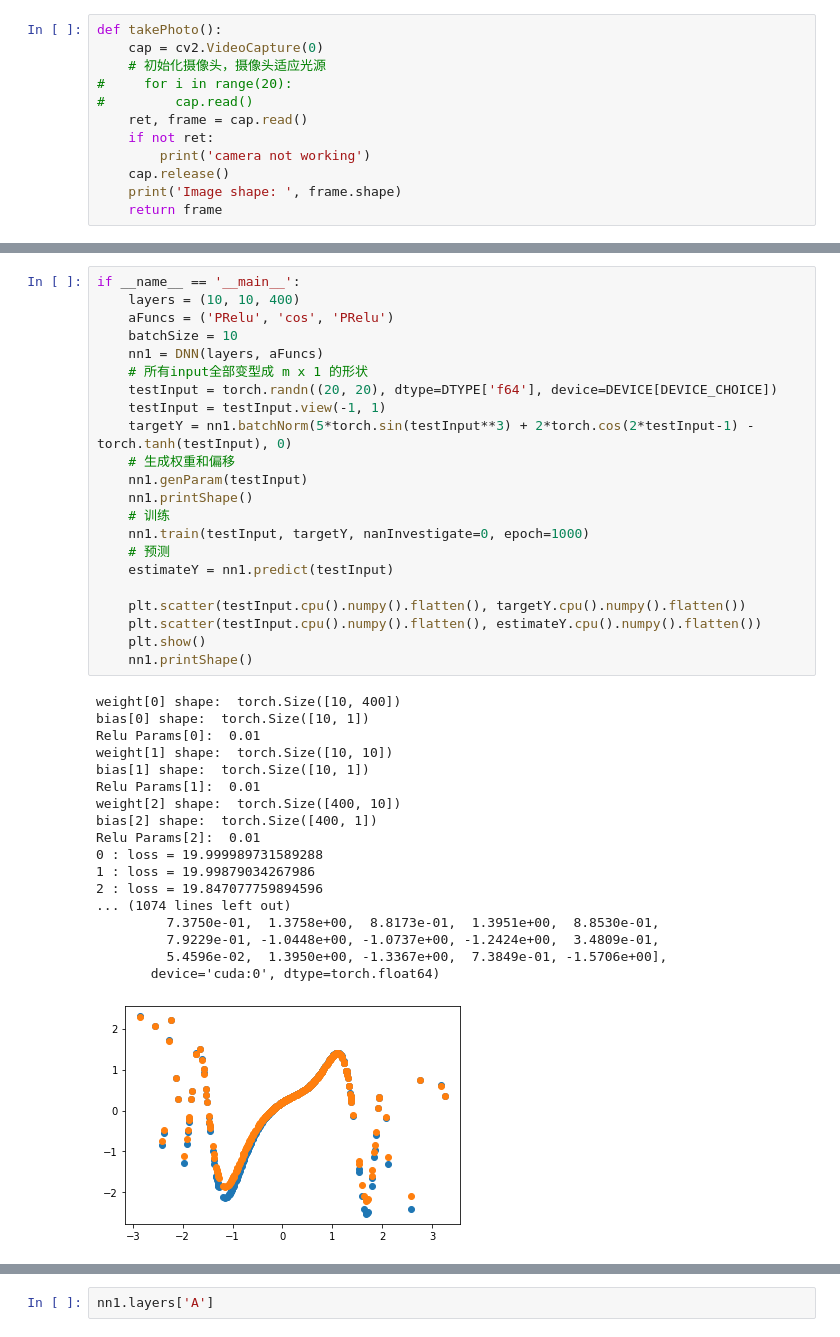
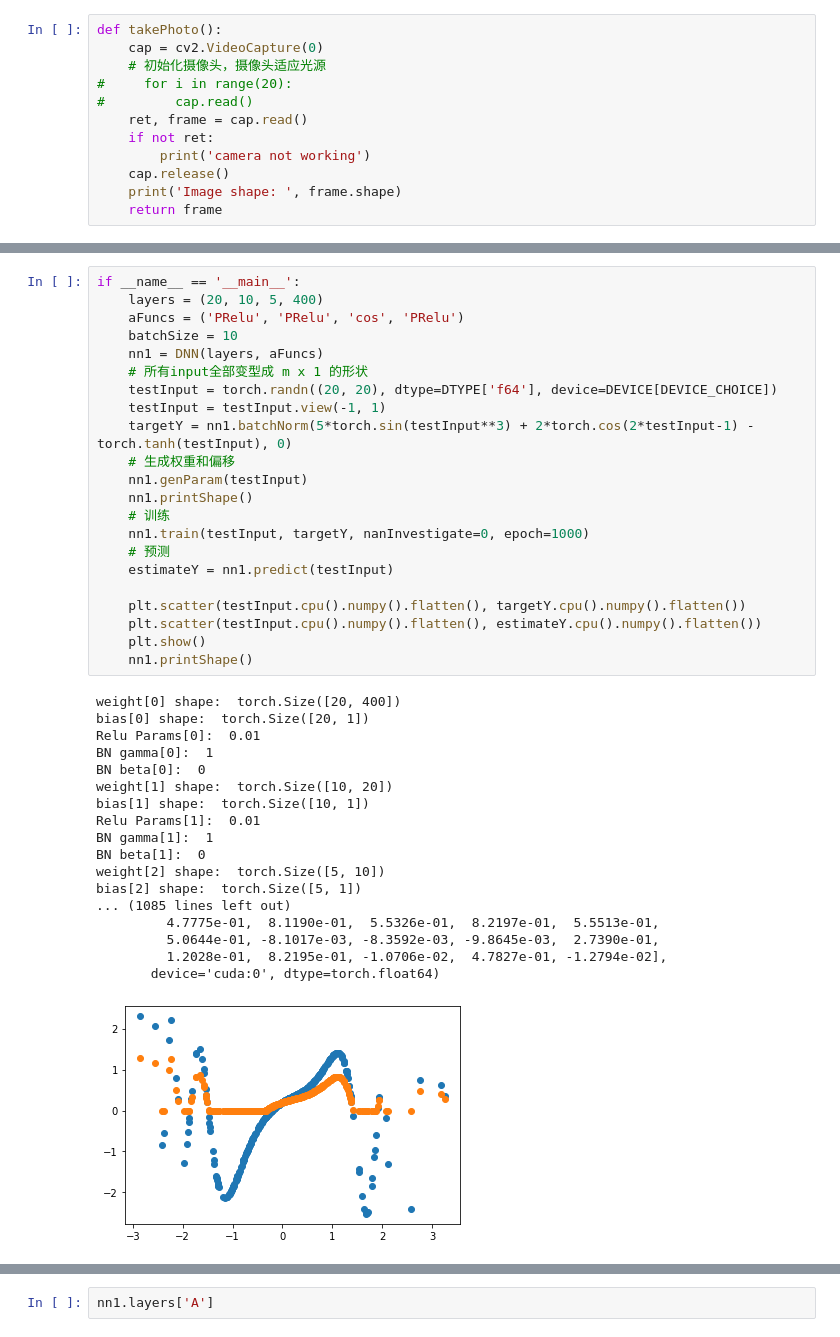
Before and after one commit to jz2010927/DNN, a Jupyter notebook: dnn3.ipynb, the cells around one changed output, grey strips where cells are left out. Cells and saved outputs as stored; diff of their text form.

```diff
--- a/dnn3.ipynb
+++ b/dnn3.ipynb
@@ -242,42 +267,42 @@ class DNN(object):
             self.layers = params['layers']
 # %%
 if __name__ == '__main__':
-    layers = (10, 10, 400)
-    aFuncs = ('PRelu', 'cos', 'PRelu')
+    layers = (20, 10, 5, 400)
+    aFuncs = ('PRelu', 'PRelu', 'cos', 'PRelu')
     batchSize = 10
     nn1 = DNN(layers, aFuncs)
     # 所有input全部变型成 m x 1 的形状
     testInput = torch.randn((20, 20), dtype=DTYPE['f64'], device=DEVICE[DEVICE_CHOICE])
     testInput = testInput.view(-1, 1)
     targetY = nn1.batchNorm(5*torch.sin(testInput**3) + 2*torch.cos(2*testInput-1) - torch.tanh(testInput), 0)
     # 生成权重和偏移
     nn1.genParam(testInput)
     nn1.printShape()
     # 训练
     nn1.train(testInput, targetY, nanInvestigate=0, epoch=1000)
     # 预测
     estimateY = nn1.predict(testInput)
 
     plt.scatter(testInput.cpu().numpy().flatten(), targetY.cpu().numpy().flatten())
     plt.scatter(testInput.cpu().numpy().flatten(), estimateY.cpu().numpy().flatten())
     plt.show()
     nn1.printShape()
 # %% [output]
-weight[0] shape:  torch.Size([10, 400])
-bias[0] shape:  torch.Size([10, 1])
+weight[0] shape:  torch.Size([20, 400])
+bias[0] shape:  torch.Size([20, 1])
 Relu Params[0]:  0.01
-weight[1] shape:  torch.Size([10, 10])
+BN gamma[0]:  1
+BN beta[0]:  0
+weight[1] shape:  torch.Size([10, 20])
 bias[1] shape:  torch.Size([10, 1])
 Relu Params[1]:  0.01
-weight[2] shape:  torch.Size([400, 10])
-bias[2] shape:  torch.Size([400, 1])
-Relu Params[2]:  0.01
-0 : loss = 19.999989731589288
-1 : loss = 19.99879034267986
-2 : loss = 19.847077759894596
-... (1074 lines left out)
-         7.3750e-01,  1.3758e+00,  8.8173e-01,  1.3951e+00,  8.8530e-01,
-         7.9229e-01, -1.0448e+00, -1.0737e+00, -1.2424e+00,  3.4809e-01,
-         5.4596e-02,  1.3950e+00, -1.3367e+00,  7.3849e-01, -1.5706e+00],
+BN gamma[1]:  1
+BN beta[1]:  0
+weight[2] shape:  torch.Size([5, 10])
+bias[2] shape:  torch.Size([5, 1])
+... (1085 lines left out)
+         4.7775e-01,  8.1190e-01,  5.5326e-01,  8.2197e-01,  5.5513e-01,
+         5.0644e-01, -8.1017e-03, -8.3592e-03, -9.8645e-03,  2.7390e-01,
+         1.2028e-01,  8.2195e-01, -1.0706e-02,  4.7827e-01, -1.2794e-02],
        device='cuda:0', dtype=torch.float64)
-[figure, old version]
+[figure, new version]
```
Also changed, not shown: parts of 2 cells of this notebook.
